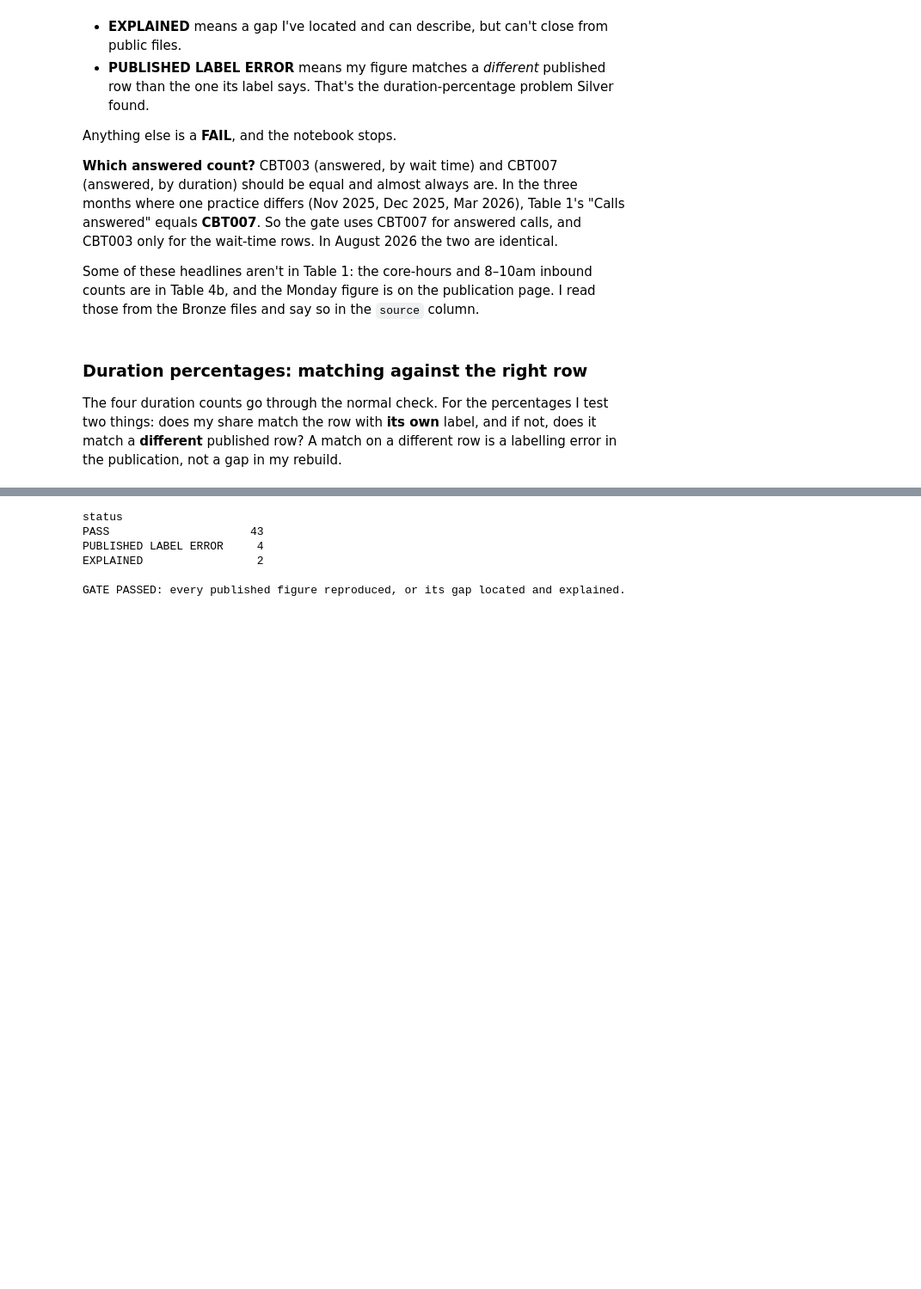
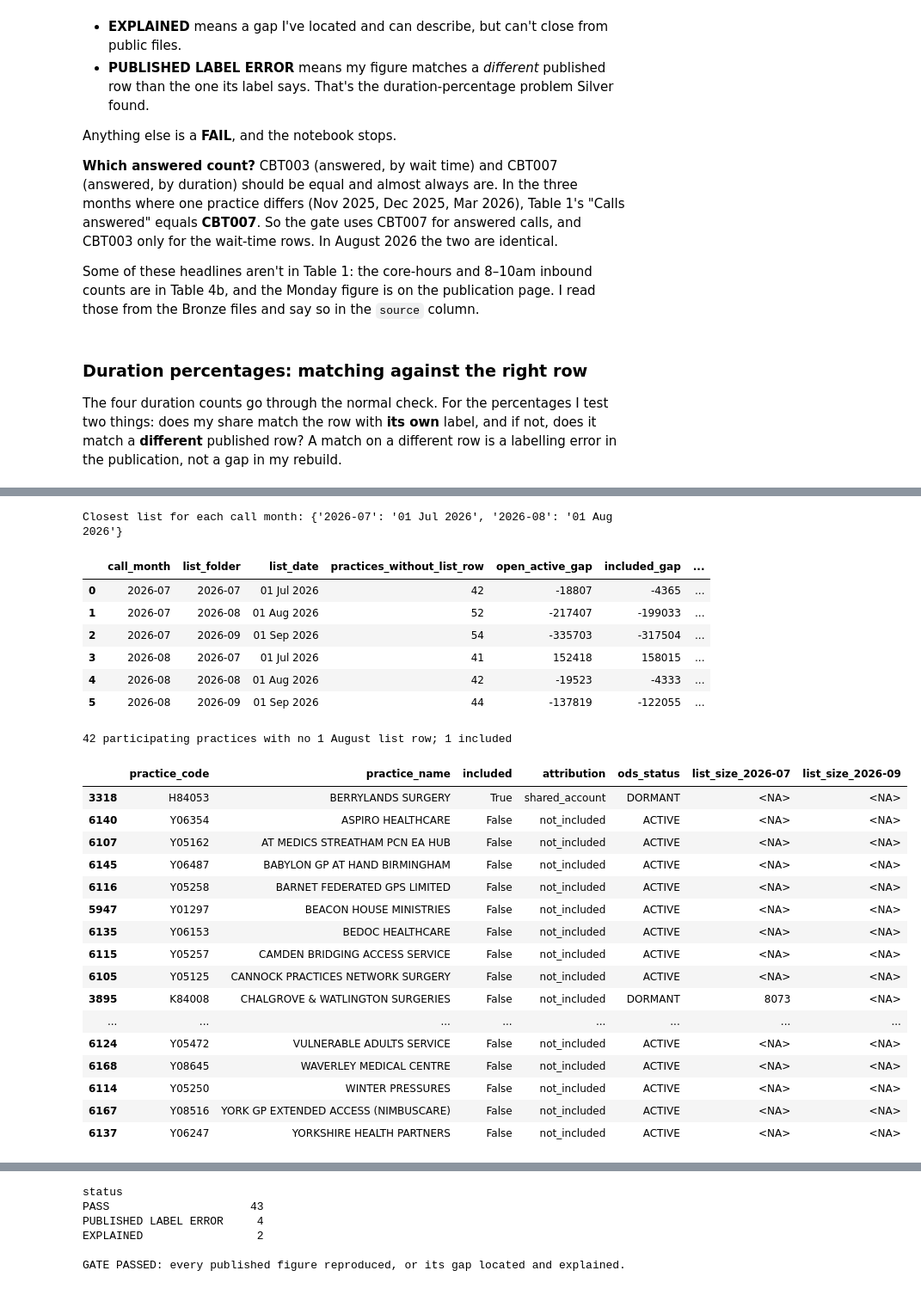
Before and after one commit to YusufIsmailayo/nhs-gp-cloud-telephony-pipeline, a Jupyter notebook: notebooks/03_gold.ipynb, the cells around one changed output, grey strips where cells are left out. Shown at 86% size. Saved outputs shown, nothing was run; the diff lists cells and outputs as text; code cells hidden in the pictures; blank space fills up the shorter version.

```diff
--- a/notebooks/03_gold.ipynb
+++ b/notebooks/03_gold.ipynb
@@ -254,0 +252,78 @@ way to get them by region.
+# %%
+# I hold three registered-patient lists; Bronze writes one folder per list month
+REG_LISTS = sorted(p.name for p in (BRONZE_DIR / "registered_patients").iterdir() if p.is_dir())
+assert {"2026-07", MONTH, "2026-09"} <= set(REG_LISTS), (
+    "I need the 1 July, 1 August and 1 September lists: run "
+    "`python src/pipeline/download_bronze.py registered`, then 01_bronze")
+
+
+def list_sizes(folder: str) -> tuple[pd.Timestamp, pd.Series]:
+    t = pd.read_parquet(BRONZE_DIR / "registered_patients" / folder / "gp-reg-pat-prac-all.parquet",
+                        columns=["CODE", "EXTRACT_DATE", "NUMBER_OF_PATIENTS"])
+    return pd.Timestamp(t.EXTRACT_DATE.iloc[0]), t.set_index("CODE").NUMBER_OF_PATIENTS.astype("int64")
+
+
+lists = {folder: list_sizes(folder) for folder in REG_LISTS}
+
+# 1. Which list are the published totals built on? I test the July and August call months.
+list_test = []
+for call_month in ["2026-07", MONTH]:
+    p_m = participation[participation.month.eq(call_month)].set_index("practice_code")
+    pub_m = (table1[(table1.publication_month == call_month) & (table1.reference_month == call_month)]
+             .set_index(["group", "measure"])["value"])
+    for folder, (extract_date, sizes) in lists.items():
+        matched = p_m.index.to_series().map(sizes)
+        list_test.append({
+            "call_month": call_month,
+            "list_folder": folder,
+            "list_date": f"{extract_date:%d %b %Y}",
+            "practices_without_list_row": int(matched.isna().sum()),
+            "open_active_gap": int(matched.sum() - pub_m[("Coverage", "Registered patients at open active practices")]),
+            "included_gap": int(matched[p_m.included].sum() - pub_m[("Coverage", "Registered patients at included practices")]),
+        })
+list_test = pd.DataFrame(list_test)
+list_test["total_abs_gap"] = list_test.open_active_gap.abs() + list_test.included_gap.abs()
+closest = list_test.loc[list_test.groupby("call_month").total_abs_gap.idxmin()]
+# I stop if any call month is closer to another month's list than to its own
+assert (closest.list_folder == closest.call_month).all(), closest
+list_test.to_csv(EVIDENCE_DIR / f"gold_patient_list_test_{MONTH}.csv", index=False)
+print("Closest list for each call month:", dict(zip(closest.call_month, closest.list_date)))
+display(list_test)
+
+# 2. Where is the August gap? I list every participating practice with no 1 August list row.
+no_list = practice_dim.loc[~practice_dim.in_registered,
+                           ["practice_code", "practice_name", "included", "attribution", "ods_status"]].copy()
+for folder in REG_LISTS:
+    if folder != MONTH:
+        no_list[f"list_size_{folder}"] = no_list.practice_code.map(lists[folder][1]).astype("Int64")
+no_list = no_list.sort_values(["included", "practice_name"], ascending=[False, True])
+no_list.to_csv(EVIDENCE_DIR / f"gold_practices_without_list_{MONTH}.csv", index=False)
+print(f"{len(no_list)} participating practices with no 1 August list row; {int(no_list.included.sum())} included")
+no_list
+# %% [output]
+Closest list for each call month: {'2026-07': '01 Jul 2026', '2026-08': '01 Aug 2026'}
+|  | call_month | list_folder | list_date | practices_without_list_row | open_active_gap | included_gap | ... |
+| 0 | 2026-07 | 2026-07 | 01 Jul 2026 | 42 | -18807 | -4365 | ... |
+| 1 | 2026-07 | 2026-08 | 01 Aug 2026 | 52 | -217407 | -199033 | ... |
+| 2 | 2026-07 | 2026-09 | 01 Sep 2026 | 54 | -335703 | -317504 | ... |
+| 3 | 2026-08 | 2026-07 | 01 Jul 2026 | 41 | 152418 | 158015 | ... |
+| 4 | 2026-08 | 2026-08 | 01 Aug 2026 | 42 | -19523 | -4333 | ... |
+| 5 | 2026-08 | 2026-09 | 01 Sep 2026 | 44 | -137819 | -122055 | ... |
+42 participating practices with no 1 August list row; 1 included
+|  | practice_code | practice_name | included | attribution | ods_status | list_size_2026-07 | list_size_2026-09 |
+| 3318 | H84053 | BERRYLANDS SURGERY | True | shared_account | DORMANT | <NA> | <NA> |
+| 6140 | Y06354 | ASPIRO HEALTHCARE | False | not_included | ACTIVE | <NA> | <NA> |
+| 6107 | Y05162 | AT MEDICS STREATHAM PCN EA HUB | False | not_included | ACTIVE | <NA> | <NA> |
+| 6145 | Y06487 | BABYLON GP AT HAND BIRMINGHAM | False | not_included | ACTIVE | <NA> | <NA> |
+| 6116 | Y05258 | BARNET FEDERATED GPS LIMITED | False | not_included | ACTIVE | <NA> | <NA> |
+| 5947 | Y01297 | BEACON HOUSE MINISTRIES | False | not_included | ACTIVE | <NA> | <NA> |
+| 6135 | Y06153 | BEDOC HEALTHCARE | False | not_included | ACTIVE | <NA> | <NA> |
+| 6115 | Y05257 | CAMDEN BRIDGING ACCESS SERVICE | False | not_included | ACTIVE | <NA> | <NA> |
+| 6105 | Y05125 | CANNOCK PRACTICES NETWORK SURGERY | False | not_included | ACTIVE | <NA> | <NA> |
+| 3895 | K84008 | CHALGROVE & WATLINGTON SURGERIES | False | not_included | DORMANT | 8073 | <NA> |
+| ... | ... | ... | ... | ... | ... | ... | ... |
+| 6124 | Y05472 | VULNERABLE ADULTS SERVICE | False | not_included | ACTIVE | <NA> | <NA> |
+| 6168 | Y08645 | WAVERLEY MEDICAL CENTRE | False | not_included | ACTIVE | <NA> | <NA> |
+| 6114 | Y05250 | WINTER PRESSURES | False | not_included | ACTIVE | <NA> | <NA> |
+| 6167 | Y08516 | YORK GP EXTENDED ACCESS (NIMBUSCARE) | False | not_included | ACTIVE | <NA> | <NA> |
+| 6137 | Y06247 | YORKSHIRE HEALTH PARTNERS | False | not_included | ACTIVE | <NA> | <NA> |
```
Also changed, not shown: parts of 13 cells of this notebook, 24 other files.
